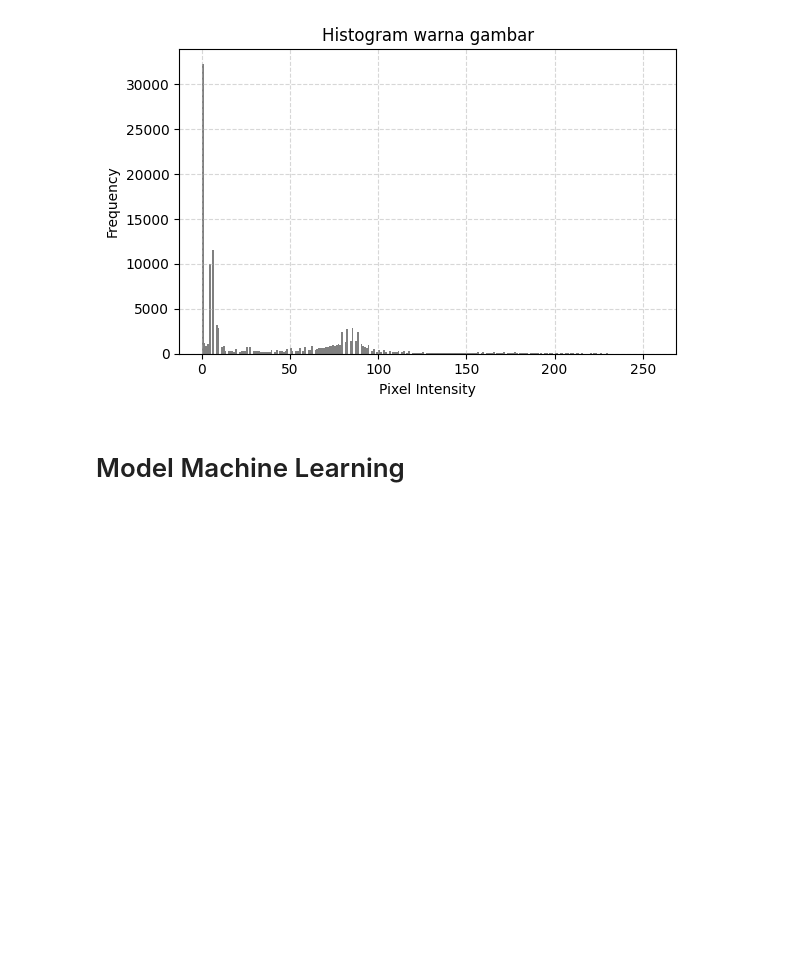
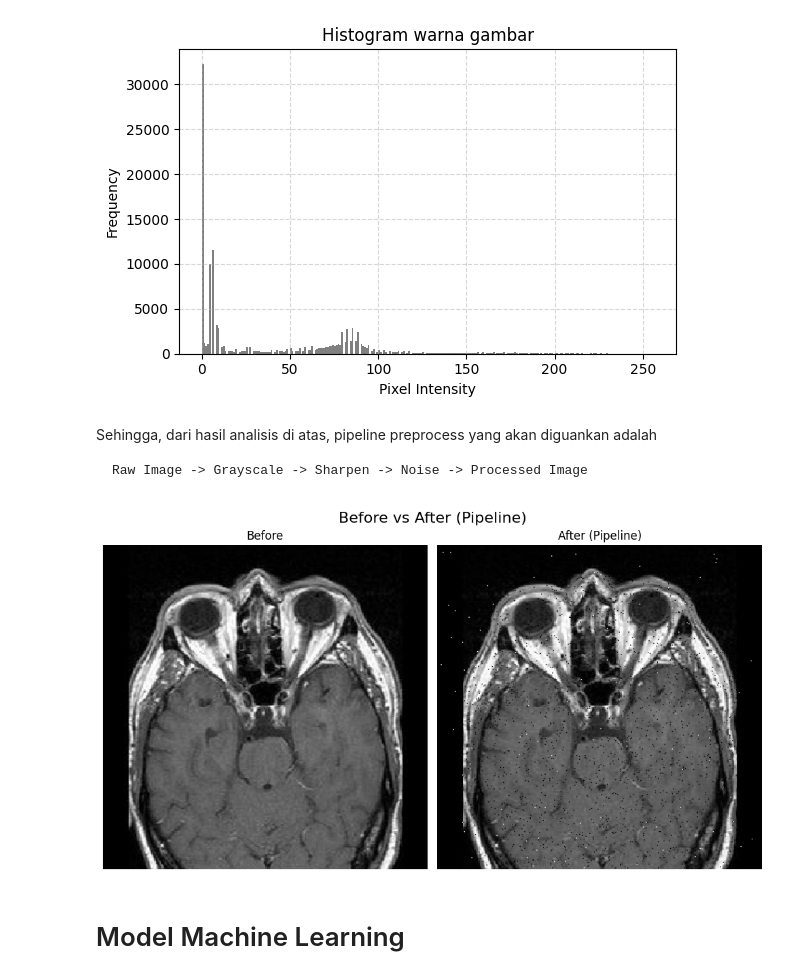
Before and after one commit to azureeeeeeeeeeee/pcd-brain-tumor, a Jupyter notebook: PCD_10.ipynb, the cells around one changed output. Cells and saved outputs as stored; diff of their text form; code cells hidden in the pictures; blank space fills up the shorter version.

````diff
--- a/PCD_10.ipynb
+++ b/PCD_10.ipynb
@@ -444,3 +441,8 @@ Dari hasil konvolusi, sepertinya jika menggunakan edge detection dan emboss, aka
 hist_normal = show_histogram(img) # Ubah disini gambar yang mau diliat warnanya (harus grayscale)
 # %% [output]
 [figure]
+# %% [markdown]
+Sehingga, dari hasil analisis di atas, pipeline preprocess yang akan diguankan adalah
+```
+Raw Image -> Grayscale -> Sharpen -> Noise -> Processed Image
+```
@@ -447,3 +502,24 @@ hist_normal = show_histogram(img) # Ubah disini gambar yang mau diliat warnanya
+# %%
+processed_img = image_procesing_pipeline(notumor_img, noise=True)
+original = cv.imread(notumor_img)
+
+plt.figure(figsize=(10, 6))
+
+plt.subplot(1, 2, 1)
+plt.title('Before')
+plt.imshow(original, cmap='gray')
+plt.axis('off')
+
+plt.subplot(1, 2, 2)
+plt.title('After (Pipeline)')
+plt.imshow(processed_img, cmap='gray')
+plt.axis('off')
+
+plt.tight_layout()
+plt.suptitle('Before vs After (Pipeline)', fontsize=16)
+plt.show()
+# %% [output]
+[figure, added]
 # %% [markdown]
 # Model Machine Learning
 # %% [markdown]
````
Also changed, not shown: parts of 30 cells of this notebook.
